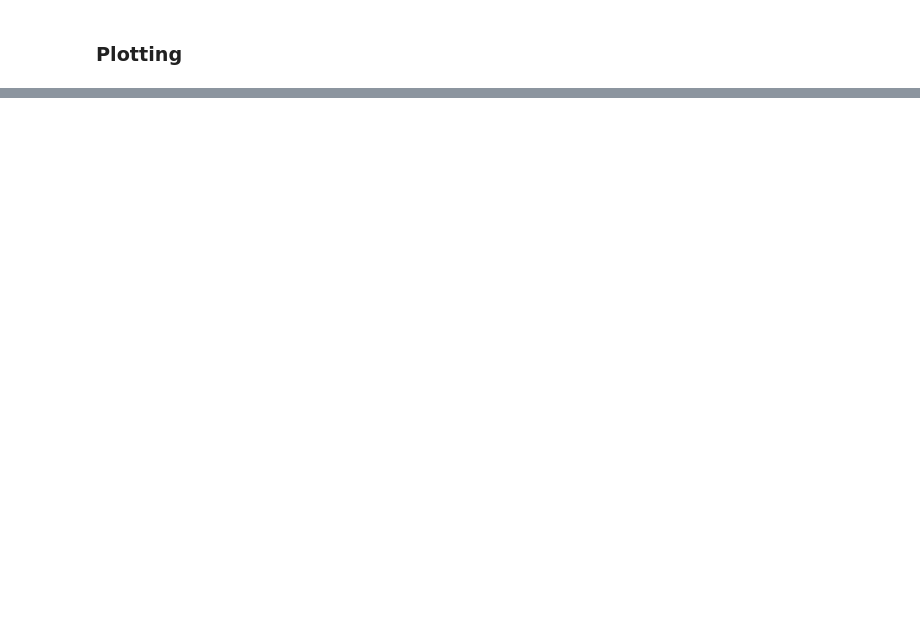
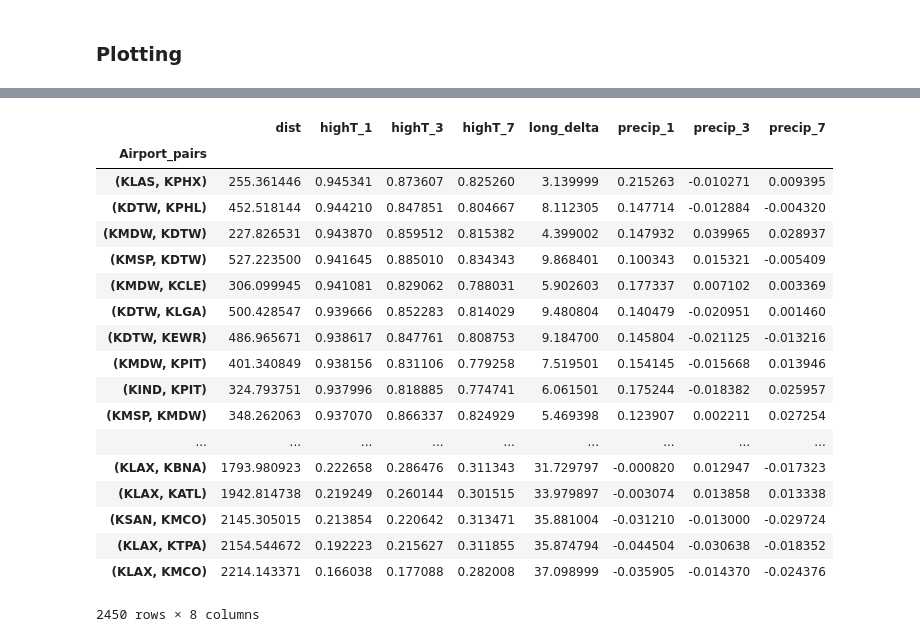
Before and after one commit to cwfink/Fink_ay250_homework, a Jupyter notebook: hw_5/HW_5_v2.ipynb, the cells around one changed output, grey strips where cells are left out. Cells and saved outputs as stored; diff of their text form; code cells hidden in the pictures; blank space fills up the shorter version.

```diff
--- a/hw_5/HW_5_v2.ipynb
+++ b/hw_5/HW_5_v2.ipynb
@@ -524,0 +543,22 @@ NameError: name 'pairs_df' is not defined
+# %%
+pairs_df.sort_values(by='highT_1',ascending=False)
+# %% [output]
+|  | dist | highT_1 | highT_3 | highT_7 | long_delta | precip_1 | precip_3 | precip_7 |
+| Airport_pairs |  |  |  |  |  |  |  |  |
+| (KLAS, KPHX) | 255.361446 | 0.945341 | 0.873607 | 0.825260 | 3.139999 | 0.215263 | -0.010271 | 0.009395 |
+| (KDTW, KPHL) | 452.518144 | 0.944210 | 0.847851 | 0.804667 | 8.112305 | 0.147714 | -0.012884 | -0.004320 |
+| (KMDW, KDTW) | 227.826531 | 0.943870 | 0.859512 | 0.815382 | 4.399002 | 0.147932 | 0.039965 | 0.028937 |
+| (KMSP, KDTW) | 527.223500 | 0.941645 | 0.885010 | 0.834343 | 9.868401 | 0.100343 | 0.015321 | -0.005409 |
+| (KMDW, KCLE) | 306.099945 | 0.941081 | 0.829062 | 0.788031 | 5.902603 | 0.177337 | 0.007102 | 0.003369 |
+| (KDTW, KLGA) | 500.428547 | 0.939666 | 0.852283 | 0.814029 | 9.480804 | 0.140479 | -0.020951 | 0.001460 |
+| (KDTW, KEWR) | 486.965671 | 0.938617 | 0.847761 | 0.808753 | 9.184700 | 0.145804 | -0.021125 | -0.013216 |
+| (KMDW, KPIT) | 401.340849 | 0.938156 | 0.831106 | 0.779258 | 7.519501 | 0.154145 | -0.015668 | 0.013946 |
+| (KIND, KPIT) | 324.793751 | 0.937996 | 0.818885 | 0.774741 | 6.061501 | 0.175244 | -0.018382 | 0.025957 |
+| (KMSP, KMDW) | 348.262063 | 0.937070 | 0.866337 | 0.824929 | 5.469398 | 0.123907 | 0.002211 | 0.027254 |
+| ... | ... | ... | ... | ... | ... | ... | ... | ... |
+| (KLAX, KBNA) | 1793.980923 | 0.222658 | 0.286476 | 0.311343 | 31.729797 | -0.000820 | 0.012947 | -0.017323 |
+| (KLAX, KATL) | 1942.814738 | 0.219249 | 0.260144 | 0.301515 | 33.979897 | -0.003074 | 0.013858 | 0.013338 |
+| (KSAN, KMCO) | 2145.305015 | 0.213854 | 0.220642 | 0.313471 | 35.881004 | -0.031210 | -0.013000 | -0.029724 |
+| (KLAX, KTPA) | 2154.544672 | 0.192223 | 0.215627 | 0.311855 | 35.874794 | -0.044504 | -0.030638 | -0.018352 |
+| (KLAX, KMCO) | 2214.143371 | 0.166038 | 0.177088 | 0.282008 | 37.098999 | -0.035905 | -0.014370 | -0.024376 |
+2450 rows × 8 columns
```
Also changed, not shown: parts of 7 cells of this notebook.
